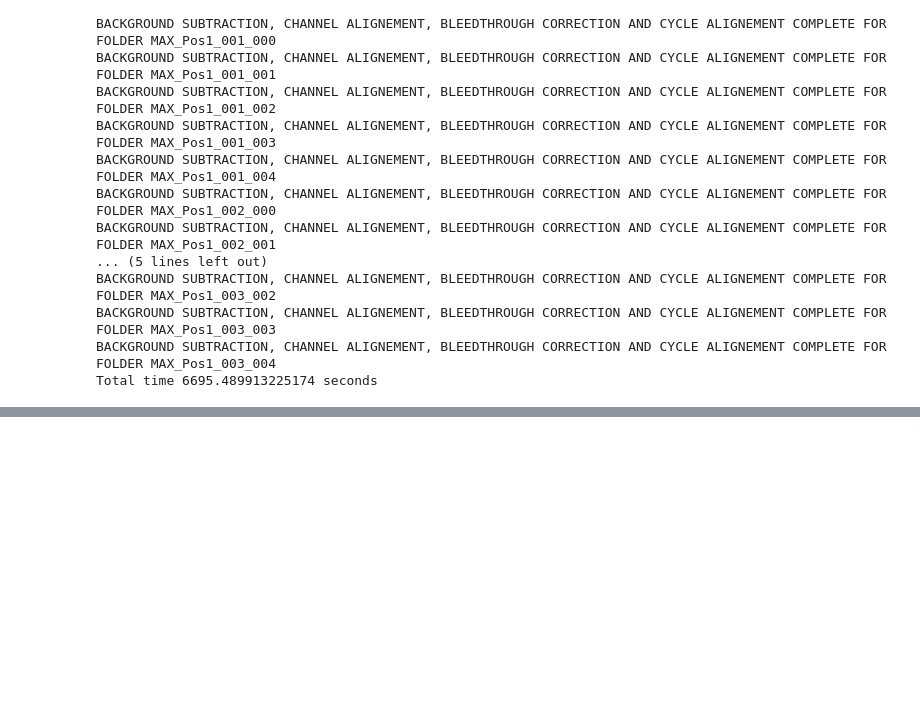
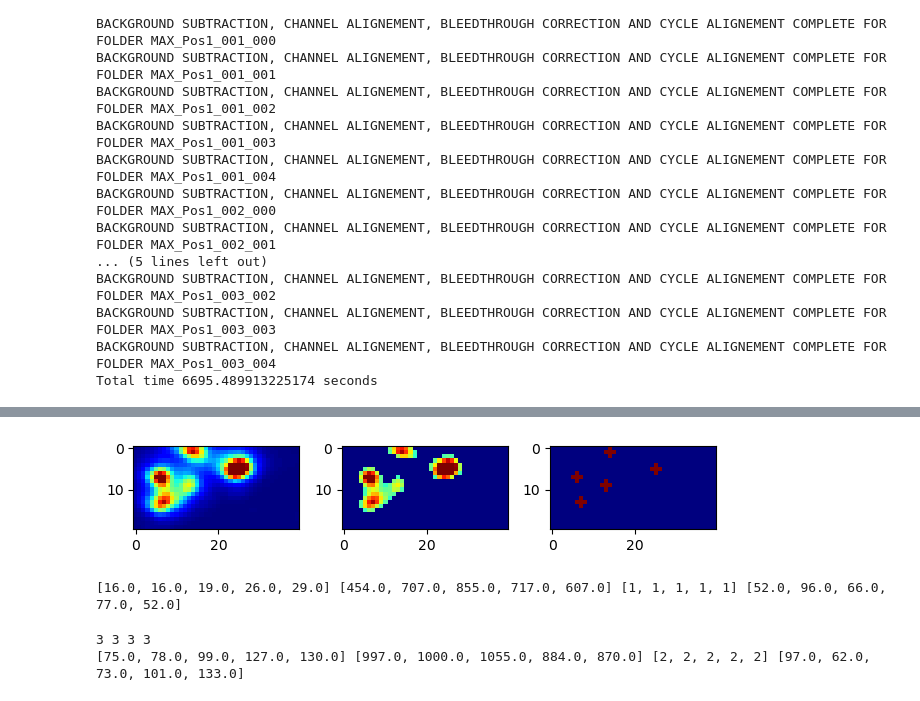
Before and after one commit to ZadorLaboratory/barseq-processing, a Jupyter notebook: attic/goswami/barseq_v1_testbench.ipynb, the cells around one changed output, grey strips where cells are left out. Cells and saved outputs as stored; diff of their text form; code cells hidden in the pictures; blank space fills up the shorter version.

```diff
--- a/attic/goswami/barseq_v1_testbench.ipynb
+++ b/attic/goswami/barseq_v1_testbench.ipynb
@@ -180,0 +277,49 @@ print(f'Total time for {len(folders)} is {tn-t0} secs')
+# %%
+from skimage.morphology import binary_dilation
+from skimage.measure import regionprops
+n=1
+a=hyb_2[n,:,:]
+a_mask=a>thresh[n]
+a_masked=a*a_mask
+
+a_max= extrema.h_maxima(a_masked,prominence[n])
+label_peaks = label(a_max)
+m=regionprops(label_peaks,a_masked)
+
+fg, ax=plt.subplots(1,3)
+ax[0].imshow(a[540:560,610:650],cmap='jet',vmin=0,vmax=150)
+ax[1].imshow(a_masked[540:560,610:650],cmap='jet',vmin=0,vmax=150)
+ax[2].imshow(binary_dilation(a_max[540:560,610:650]),cmap='jet',vmin=0,vmax=0.05)
+plt.tight_layout()
+tfl.imwrite(os.path.join(pth,'processed',folders[3],'aligned','max.tif'),uint16m(binary_dilation(a_max)),photometric='minisblack')
+# %% [output]
+[figure, added]
+# %%
+
+# lroi_x=[]
+# lroi_y=[]
+# id_t=[]
+# sig_t=[]
+sig1=[]
+lroi1_x=[]
+lroi1_y=[]
+id1=[]
+for i,peaks in enumerate(m):
+    lroi1_x.append(peaks.centroid[0])
+    lroi1_y.append(peaks.centroid[1])
+    sig1.append(peaks.intensity_max)
+    id1.append(np.argmax(hyb_2[:,peaks.coords[0][0],peaks.coords[0][1]])+1) # added 1 here to max channel to match codebook 1,2 and 4
+lroi_x.append(lroi1_x)
+lroi_y.append(lroi1_y)
+id_t.append(id1)
+sig_t.append(sig1)
+print(lroi_x[n][0:5],lroi_y[n][0:5],id_t[n][0:5],sig_t[n][0:5])
+# %% [output]
+[16.0, 16.0, 19.0, 26.0, 29.0] [454.0, 707.0, 855.0, 717.0, 607.0] [1, 1, 1, 1, 1] [52.0, 96.0, 66.0, 77.0, 52.0]
+# %%
+print(len(lroi_x),len(lroi_y),len(id_t),len(sig_t))
+n=2
+print(lroi_x[n][0:5],lroi_y[n][0:5],id_t[n][0:5],sig_t[n][0:5])
+# %% [output]
+3 3 3 3
+[75.0, 78.0, 99.0, 127.0, 130.0] [997.0, 1000.0, 1055.0, 884.0, 870.0] [2, 2, 2, 2, 2] [97.0, 62.0, 73.0, 101.0, 133.0]
```
Also changed, not shown: parts of 14 cells of this notebook.
